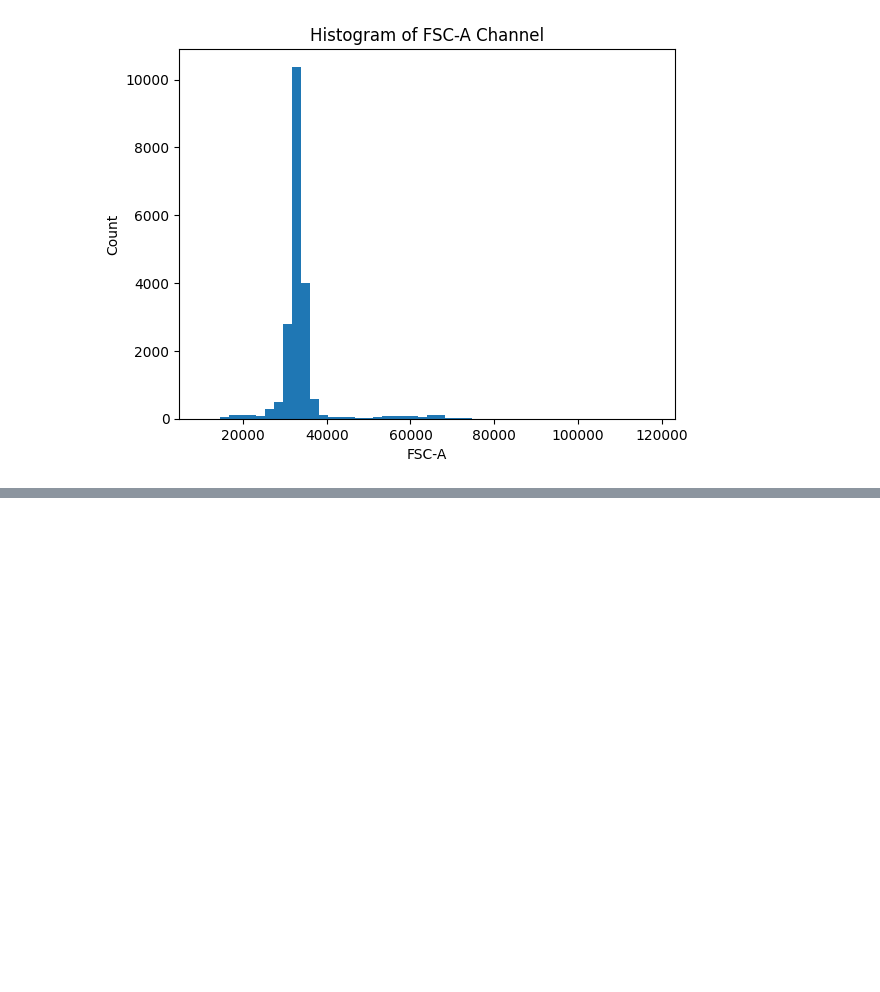
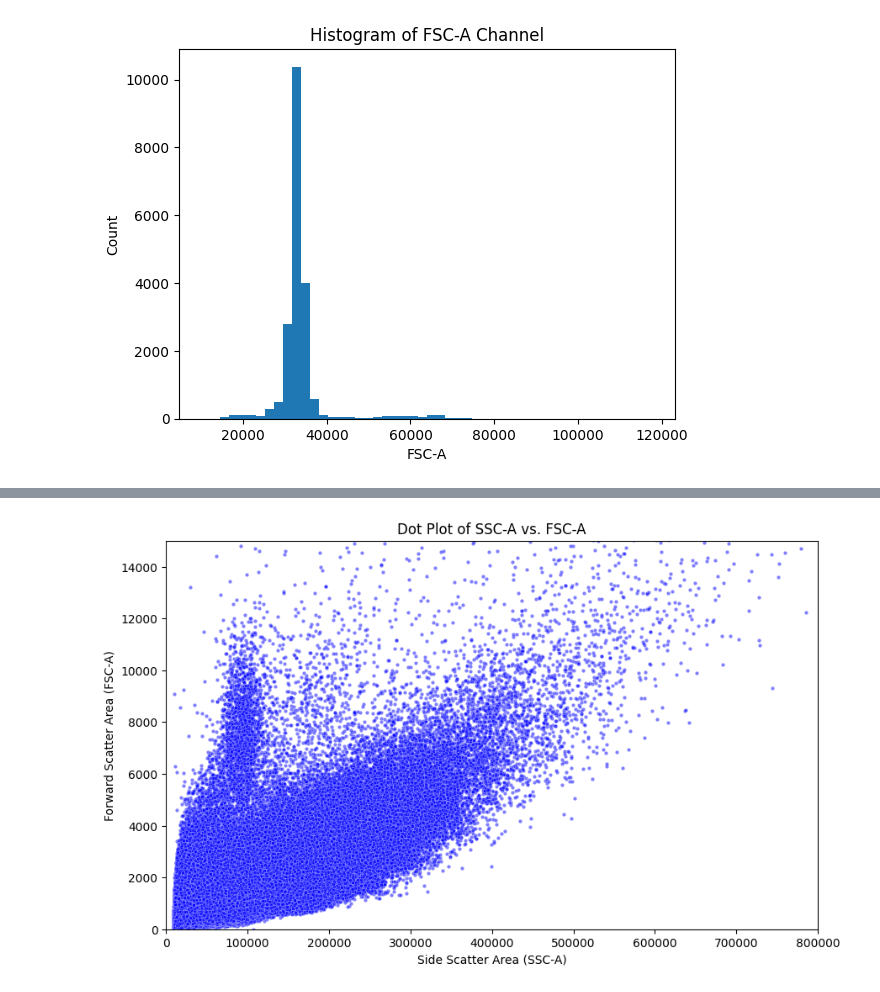
Before and after one commit to vanguardfox/ADS599, a Jupyter notebook: ADS599.ipynb, the cells around one changed output, grey strips where cells are left out. Saved outputs shown, nothing was run; the diff lists cells and outputs as text; code cells hidden in the pictures; blank space fills up the shorter version.

```diff
--- a/ADS599.ipynb
+++ b/ADS599.ipynb
@@ -106,0 +208,17 @@ plt.show()
+# %%
+fsc_a = pbmc[:, 'FSC-A'].astype('<f4') # Small-endian for conversion error
+ssc_a = pbmc[:, 'SSC-A'].astype('<f4')
+data = pd.DataFrame({
+    'FSC-A': fsc_a,
+    'SSC-A': ssc_a})
+
+plt.figure(figsize=(10,6))
+sns.scatterplot(x='FSC-A', y='SSC-A', data=data, s=10, alpha=0.5, color='blue')
+plt.xlabel('Side Scatter Area (SSC-A)')
+plt.ylabel('Forward Scatter Area (FSC-A)')
+plt.title('Dot Plot of SSC-A vs. FSC-A')
+plt.xlim(0, 800000)
+plt.ylim(0, 15000)
+plt.show()
+# %% [output]
+[figure, added]
```
Also changed, not shown: parts of 8 cells of this notebook.
